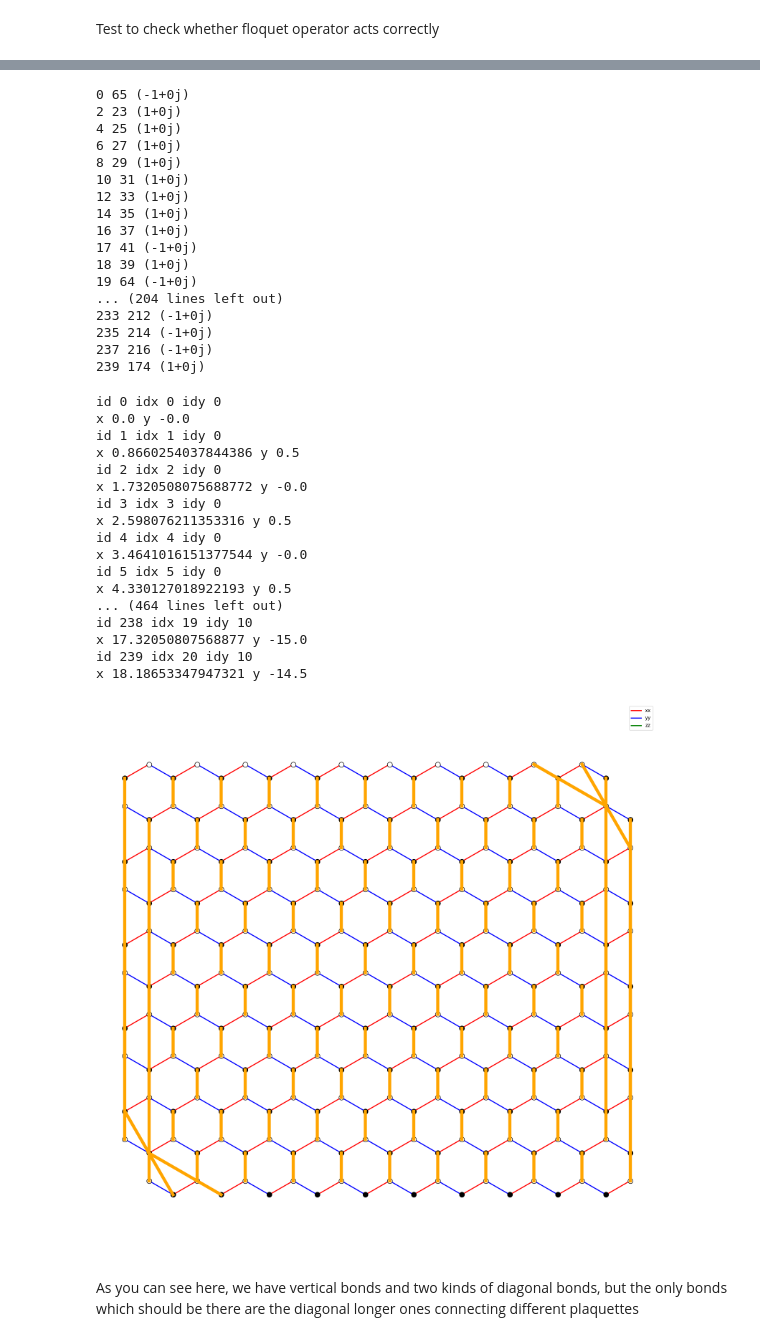
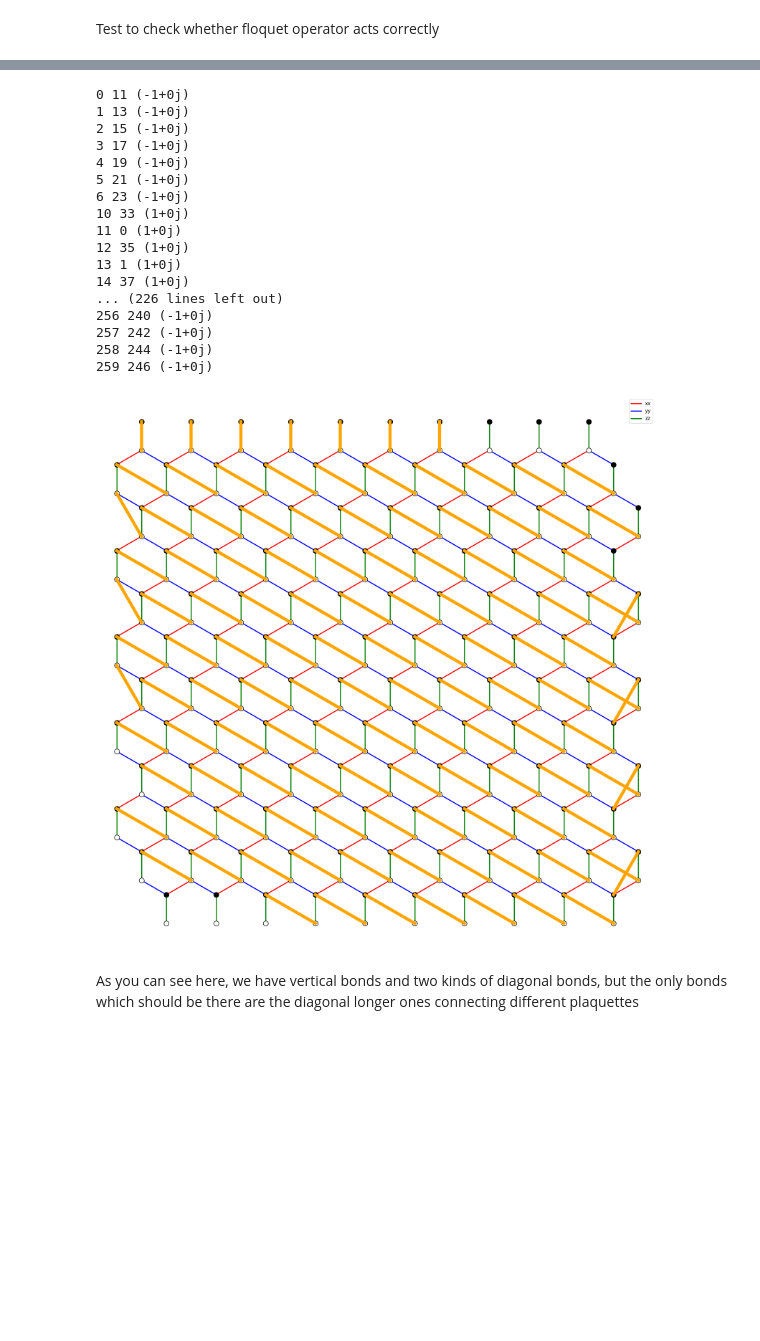
Before and after one commit to gconcheri/MasterThesis, a Jupyter notebook: test_floquet.ipynb, the cells around one changed output, grey strips where cells are left out. Drawn from its saved outputs; the diff is of its cells as text; code cells hidden in the pictures; blank space fills up the shorter version.

```diff
--- a/test_floquet.ipynb
+++ b/test_floquet.ipynb
@@ -25,8 +26,8 @@ def nonzeropairs(mat):
 
     return nonzero_pairs
 # %%
-model = site.SitesOBC(Npx = 10, Npy = 10)
-fgs = f.FermionicGaussianRepresentation(model, diagonalcov = False)
+model = site.SitesProtBonds(Npx = 10, Npy = 10)
+fgs = f.FermionicGaussianRepresentation(model, diagonalcov = True)
 # %%
 diagonalbonds = model.get_diagonalbonds()
 xxbonds, yybonds, zzbonds = model.get_bonds()
@@ -72,11 +73,6 @@ diagonal bonds
 # %%
-h0_x = f.generate_Hamiltonian_Majorana(model, Jxx=1.0, Jyy=0.0, Jzz=0.0)*(1/1j)
-h0_y = f.generate_Hamiltonian_Majorana(model, Jxx=0.0, Jyy=1.0, Jzz=0.0)*(1/1j)
-h0_z = f.generate_Hamiltonian_Majorana(model, Jxx=0.0, Jyy=0.0, Jzz=1.0)*(1/1j)
-
 T = 1.
 t = T*np.pi/4.
 
-R0x = expm(4*h0_x*t)
-R0y = expm(4*h0_y*t)
-R0z = expm(4*h0_z*t)
+Rex, Rey, Rez, Re = f.floquet_operator(fgs.he_x, fgs.he_y, fgs.he_z, T)
+R0x, R0y, R0z, R0 = f.floquet_operator(fgs.h0_x, fgs.h0_y, fgs.h0_z, T)
@@ -121,8 +110,7 @@ print(R0x@R0x.T)
 # %%
-fgs.update_cov_matrix(R0x)
-fgs.update_cov_matrix(R0y)
-fgs.update_cov_matrix(R0z)
+#fgs.reset_cov_0_matrix()
+fgs.update_cov_0_matrix(R0)
 # %%
-Cov_nonzeropairs = nonzeropairs(fgs.Cov)
+Cov_nonzeropairs = nonzeropairs(fgs.Cov_0)
 print(Cov_nonzeropairs)
 # %% [output]
@@ -130,44 +118,27 @@ print(Cov_nonzeropairs)
 # %%
 for i,j in Cov_nonzeropairs:
-    print(i,j, fgs.Cov[i,j])
+    print(i,j, fgs.Cov_0[i,j])
 # %% [output]
-0 65 (-1+0j)
-2 23 (1+0j)
-4 25 (1+0j)
-6 27 (1+0j)
-8 29 (1+0j)
-10 31 (1+0j)
-12 33 (1+0j)
-14 35 (1+0j)
-16 37 (1+0j)
-17 41 (-1+0j)
-18 39 (1+0j)
-19 64 (-1+0j)
-... (204 lines left out)
-233 212 (-1+0j)
-235 214 (-1+0j)
-237 216 (-1+0j)
-239 174 (1+0j)
+0 11 (-1+0j)
+1 13 (-1+0j)
+2 15 (-1+0j)
+3 17 (-1+0j)
+4 19 (-1+0j)
+5 21 (-1+0j)
+6 23 (-1+0j)
+10 33 (1+0j)
+11 0 (1+0j)
+12 35 (1+0j)
+13 1 (1+0j)
+14 37 (1+0j)
+... (226 lines left out)
+256 240 (-1+0j)
+257 242 (-1+0j)
+258 244 (-1+0j)
+259 246 (-1+0j)
 # %%
-site.plot_honeycomb(model, nonzeropairs = Cov_nonzeropairs, Cov = fgs.Cov)
+honey.plot_honeycomb(model, nonzeropairs = Cov_nonzeropairs, Cov = fgs.Cov_0)
 # %% [output]
-id 0 idx 0 idy 0
-x 0.0 y -0.0
-id 1 idx 1 idy 0
-x 0.8660254037844386 y 0.5
-id 2 idx 2 idy 0
-x 1.7320508075688772 y -0.0
-id 3 idx 3 idy 0
-x 2.598076211353316 y 0.5
-id 4 idx 4 idy 0
-x 3.4641016151377544 y -0.0
-id 5 idx 5 idy 0
-x 4.330127018922193 y 0.5
-... (464 lines left out)
-id 238 idx 19 idy 10
-x 17.32050807568877 y -15.0
-id 239 idx 20 idy 10
-x 18.18653347947321 y -14.5
-[figure, old version]
+[figure, new version]
 # %% [markdown]
 As you can see here, we have vertical bonds and two kinds of diagonal bonds, but the only  bonds which should be there are the diagonal longer ones connecting different plaquettes
```
Also changed, not shown: parts of 7 cells of this notebook, 5 other files.
